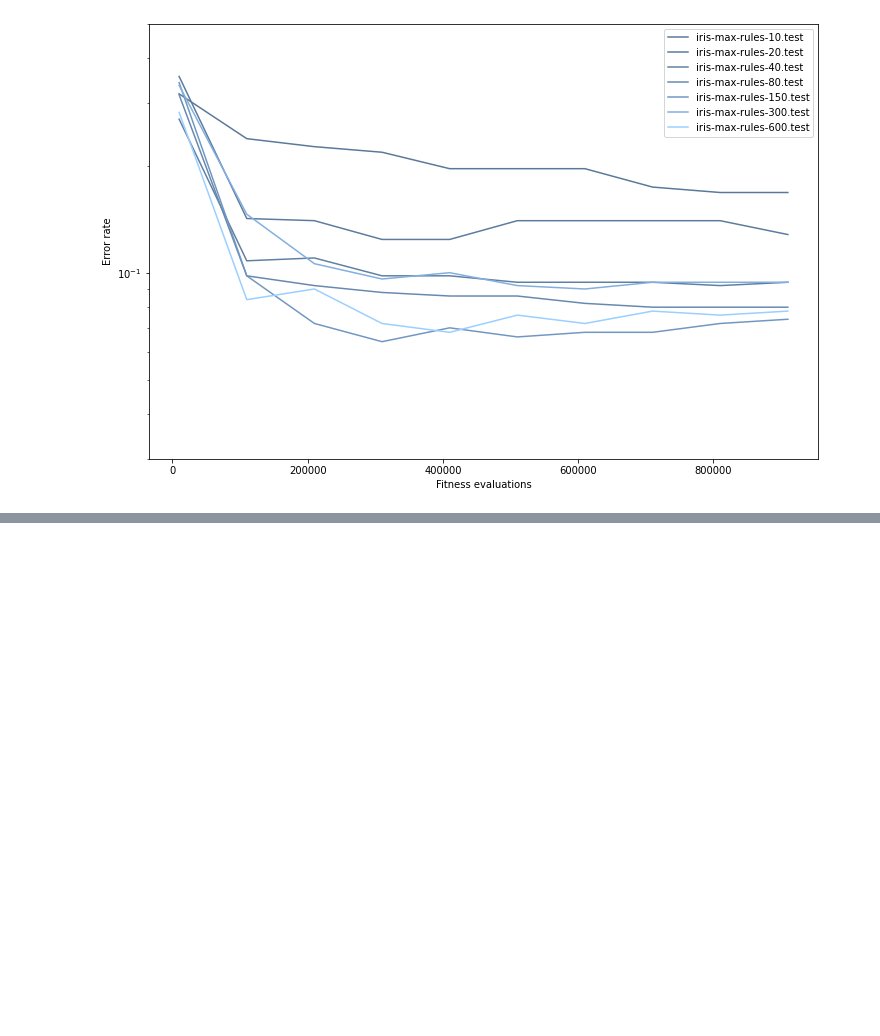
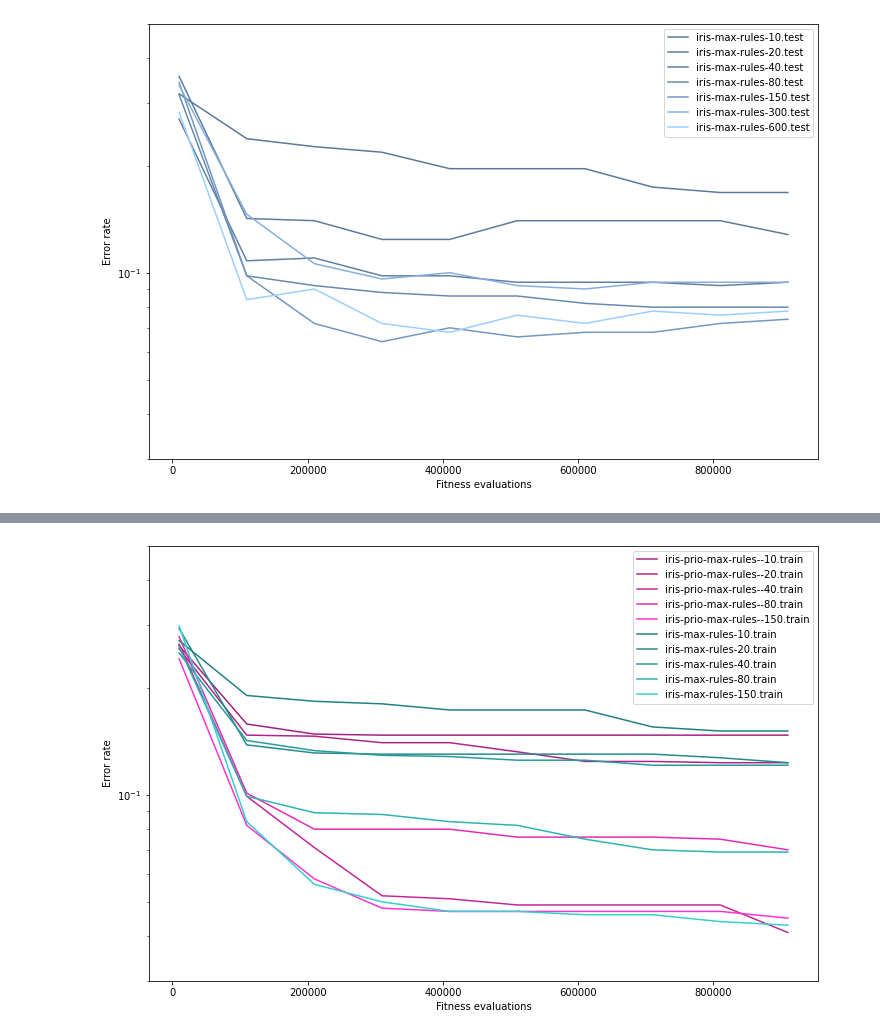
Before and after one commit to kubic71/mff, a Jupyter notebook: 2020-zs/evolution/hw6_classification_rules/rules_experiments.ipynb, the cells around one changed output, grey strips where cells are left out. Drawn from its saved outputs; the diff is of its cells as text; code cells hidden in the pictures; blank space fills up the shorter version.

```diff
--- a/2020-zs/evolution/hw6_classification_rules/rules_experiments.ipynb
+++ b/2020-zs/evolution/hw6_classification_rules/rules_experiments.ipynb
@@ -142,17 +101,6 @@ Run 6: objective = 0.09999999999999998
 Run 7: objective = 0.09999999999999998
 Run 8: objective = 0.09999999999999998
 Run 9: objective = 0.07999999999999996
-# %%
-import rules as r
-import utils
-import importlib
-importlib.reload(r)
-importlib.reload(utils)
-import functools
-exp_names = []
-for n_rules in [10, 20, 40, 80, 150, 300, 600]:
-    name = f"iris-max-rules-{n_rules}"
-    exp_names.append(name)
 # %%
 r.plot_experiments(*exp_names, stat_type=["fitness"], color=functools.partial(r.train_test_hue, low=-200, high=600), fill=False, log=True, ylim=(0.03, 0.5))
 # %% [output]
@@ -167,0 +162,4 @@ Before I tackle the Winequality, I will first improve the classifier.
+# %%
+for n_rules in [10, 20, 40, 80, 150]:
+    name = f"iris-prio-max-rules--{n_rules}"
+    r.run_experiment(exp_id=name, input_file="iris.csv", repeats=10, pop_size=100, max_gen=100, max_rules=n_rules, print_frequency=1, priority=True)
@@ -167,0 +184,7 @@ Before I tackle the Winequality, I will first improve the classifier.
+# %%
+exp_names = ["iris-prio-max-rules--10", "iris-prio-max-rules--20", "iris-prio-max-rules--40", "iris-prio-max-rules--80", "iris-prio-max-rules--150"]
+exp_names += ["iris-max-rules-10", "iris-max-rules-20", "iris-max-rules-40", "iris-max-rules-80", "iris-max-rules-150"]
+
+r.plot_experiments(*exp_names, stat_type=["fitness"], color=functools.partial(r.hues, low=-50, high=150, colors_map=[("iris-max", (51, 201, 200)), ("iris-prio-max", (255, 50, 200))]), fill=False, log=True, ylim=(0.03, 0.5))
+# %% [output]
+[figure, added]
```
Also changed, not shown: parts of 28 cells of this notebook, 2 other files.
